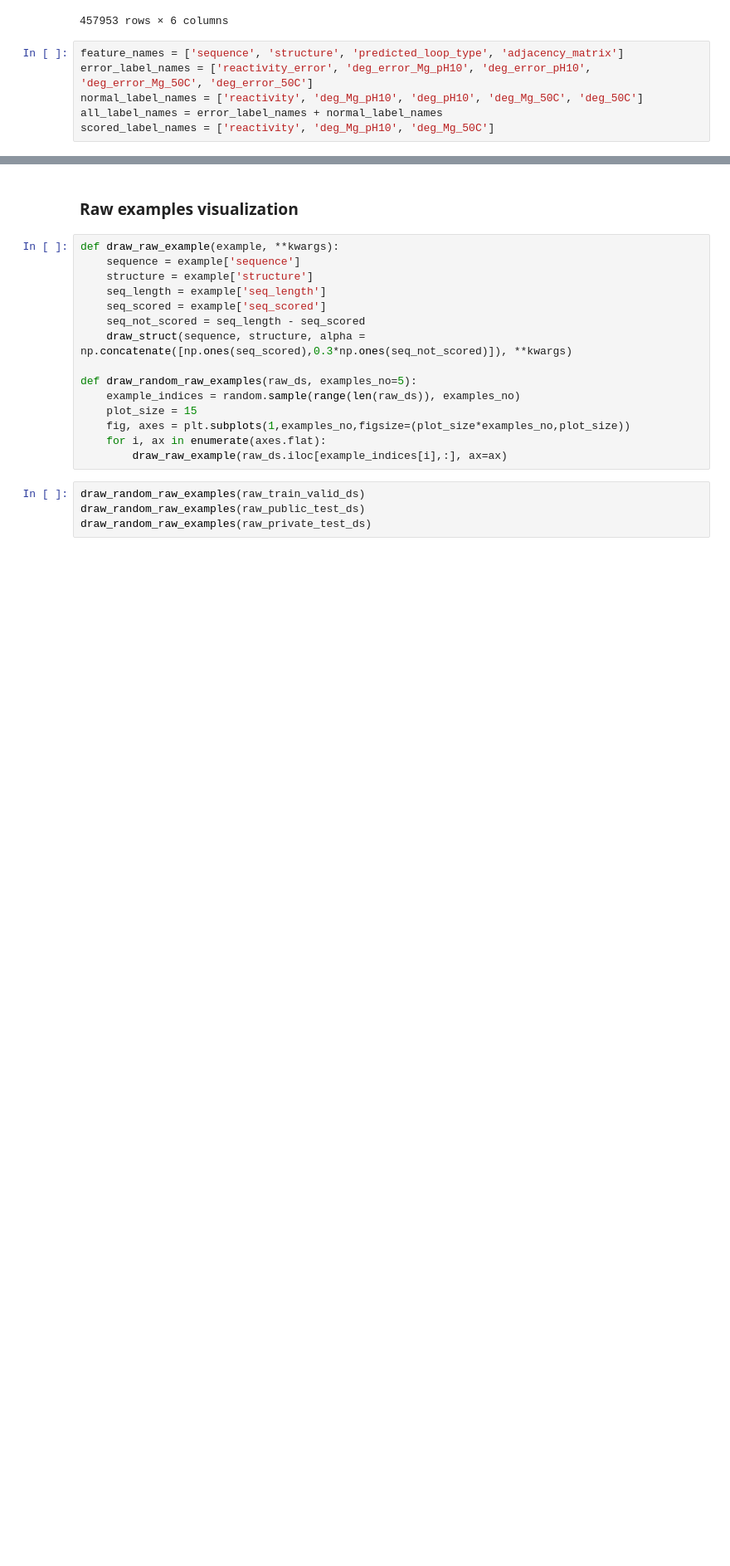
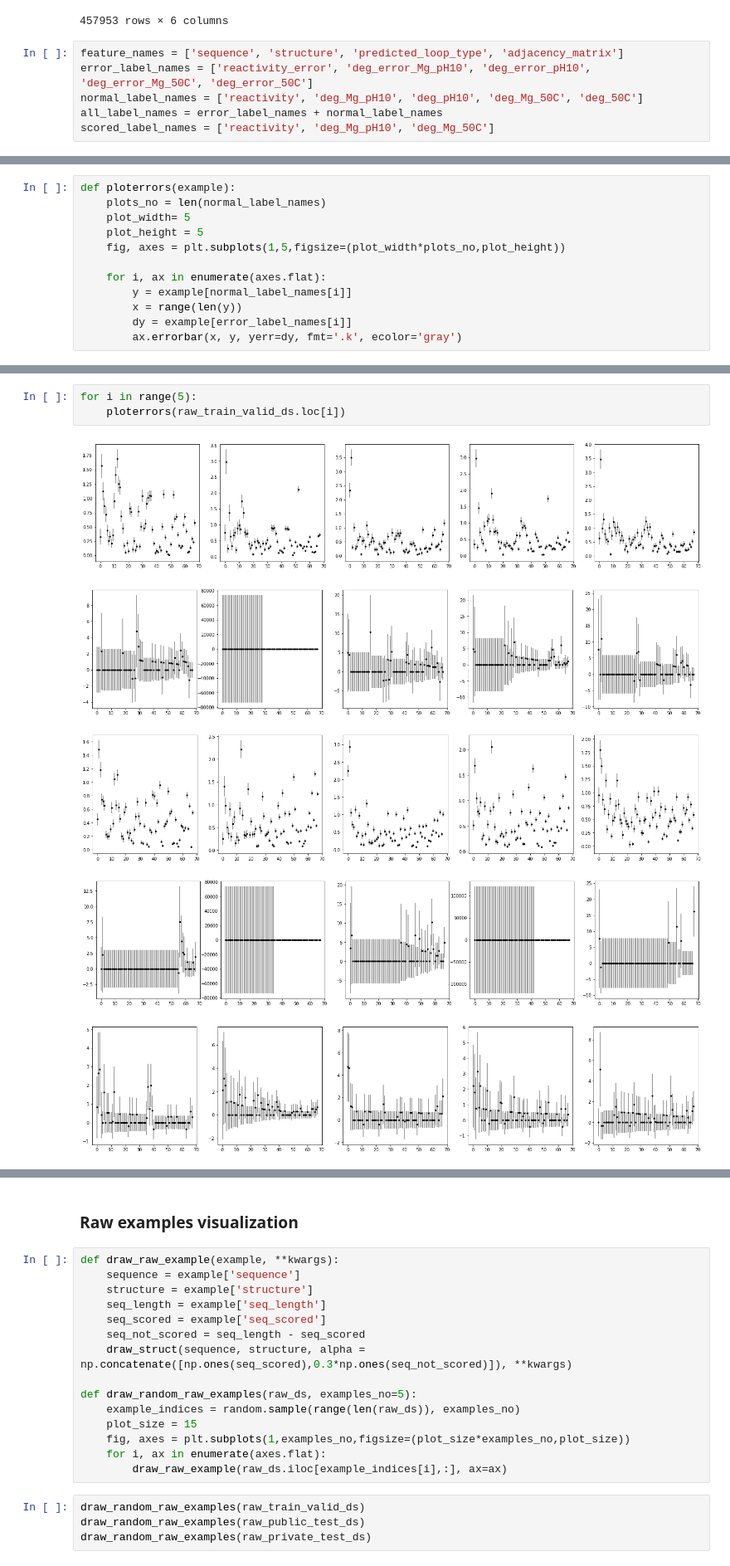
Before and after one commit to JanKapala/OpenVaccine-COVID-19-mRNA-Vaccine-Degradation-Prediction, a Jupyter notebook: Covid.ipynb, the cells around one changed output, grey strips where cells are left out. Shown at 83% size. Saved outputs shown, nothing was run; the diff lists cells and outputs as text; blank space fills up the shorter version.

Commit message:
Add errors analysis and labels analysis

```diff
--- a/Covid.ipynb
+++ b/Covid.ipynb
@@ -222,0 +227,12 @@ scored_label_names = ['reactivity', 'deg_Mg_pH10', 'deg_Mg_50C']
+# %%
+def ploterrors(example):
+    plots_no = len(normal_label_names)
+    plot_width= 5
+    plot_height = 5
+    fig, axes = plt.subplots(1,5,figsize=(plot_width*plots_no,plot_height))
+
+    for i, ax in enumerate(axes.flat):
+        y = example[normal_label_names[i]]
+        x = range(len(y))
+        dy = example[error_label_names[i]]
+        ax.errorbar(x, y, yerr=dy, fmt='.k', ecolor='gray')
@@ -222,0 +245,9 @@ scored_label_names = ['reactivity', 'deg_Mg_pH10', 'deg_Mg_50C']
+# %%
+for i in range(5):
+    ploterrors(raw_train_valid_ds.loc[i])
+# %% [output]
+[figure, added]
+[figure, added]
+[figure, added]
+[figure, added]
+[figure, added]
```
Also changed, not shown: parts of 22 cells of this notebook, 2 other files.
